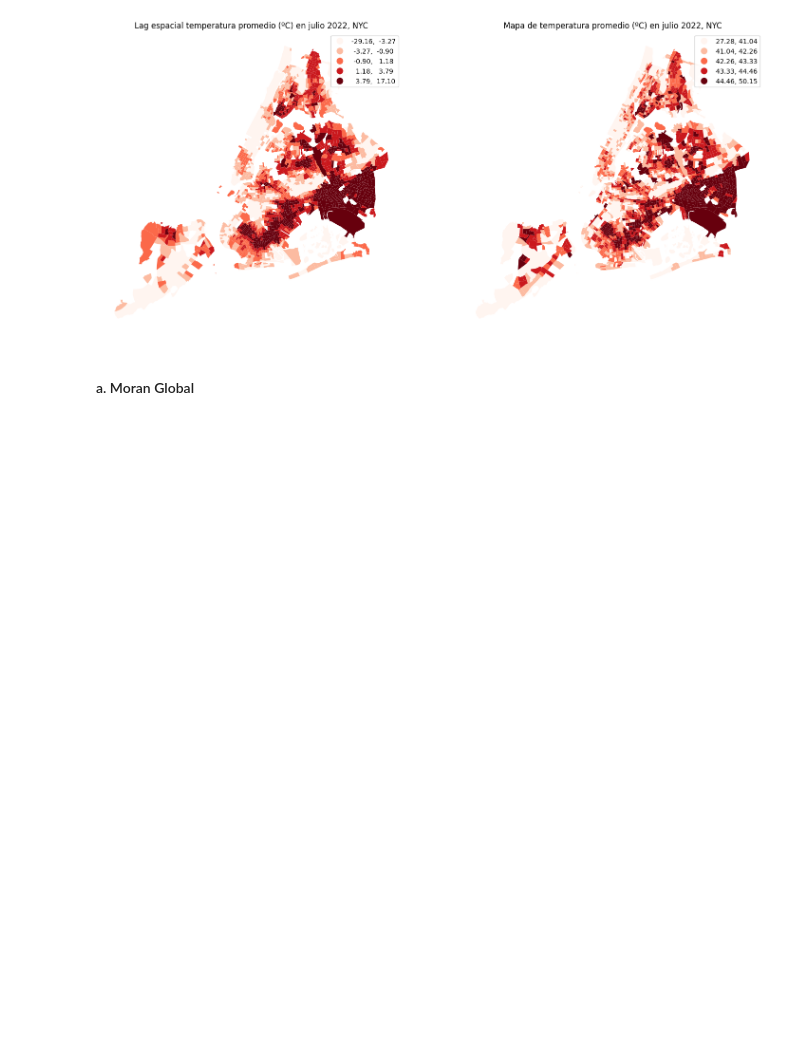
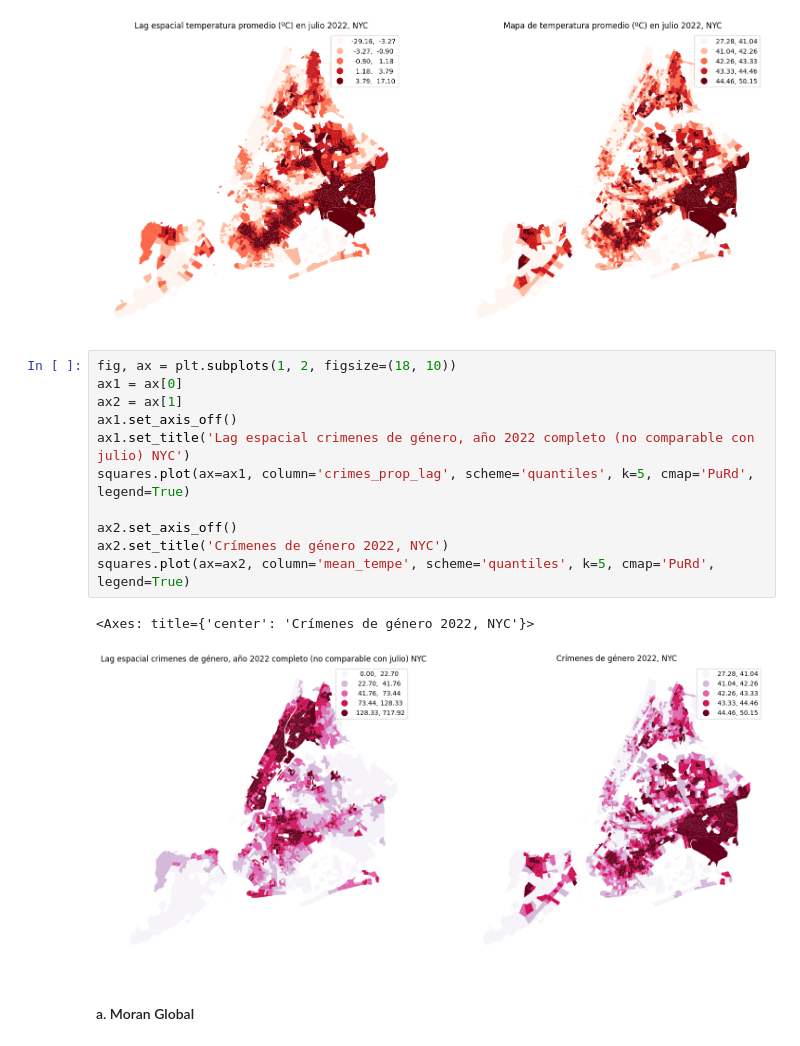
Before and after one commit to Larraguibel/HeatIslandsWV, a Jupyter notebook: violence_against_women.ipynb, the cells around one changed output. Saved outputs shown, nothing was run; the diff lists cells and outputs as text; blank space fills up the shorter version.

```diff
--- a/violence_against_women.ipynb
+++ b/violence_against_women.ipynb
@@ -342,6 +343,20 @@ squares.plot(ax=ax2, column='mean_tempe', scheme='quantiles', k=5, cmap='Reds',
 # %% [output]
 <Axes: title={'center': 'Mapa de temperatura promedio (ºC) en julio 2022, NYC'}>
 [figure]
+# %%
+fig, ax = plt.subplots(1, 2, figsize=(18, 10))
+ax1 = ax[0]
+ax2 = ax[1]
+ax1.set_axis_off()
+ax1.set_title('Lag espacial crimenes de género, año 2022 completo (no comparable con julio) NYC')
+squares.plot(ax=ax1, column='crimes_prop_lag', scheme='quantiles', k=5, cmap='PuRd', legend=True)
+
+ax2.set_axis_off()
+ax2.set_title('Crímenes de género 2022, NYC')
+squares.plot(ax=ax2, column='mean_tempe', scheme='quantiles', k=5, cmap='PuRd', legend=True)
+# %% [output]
+<Axes: title={'center': 'Crímenes de género 2022, NYC'}>
+[figure, added]
 # %% [markdown]
 #### a. Moran Global
 # %%
```
Also changed, not shown: parts of 8 cells of this notebook.
